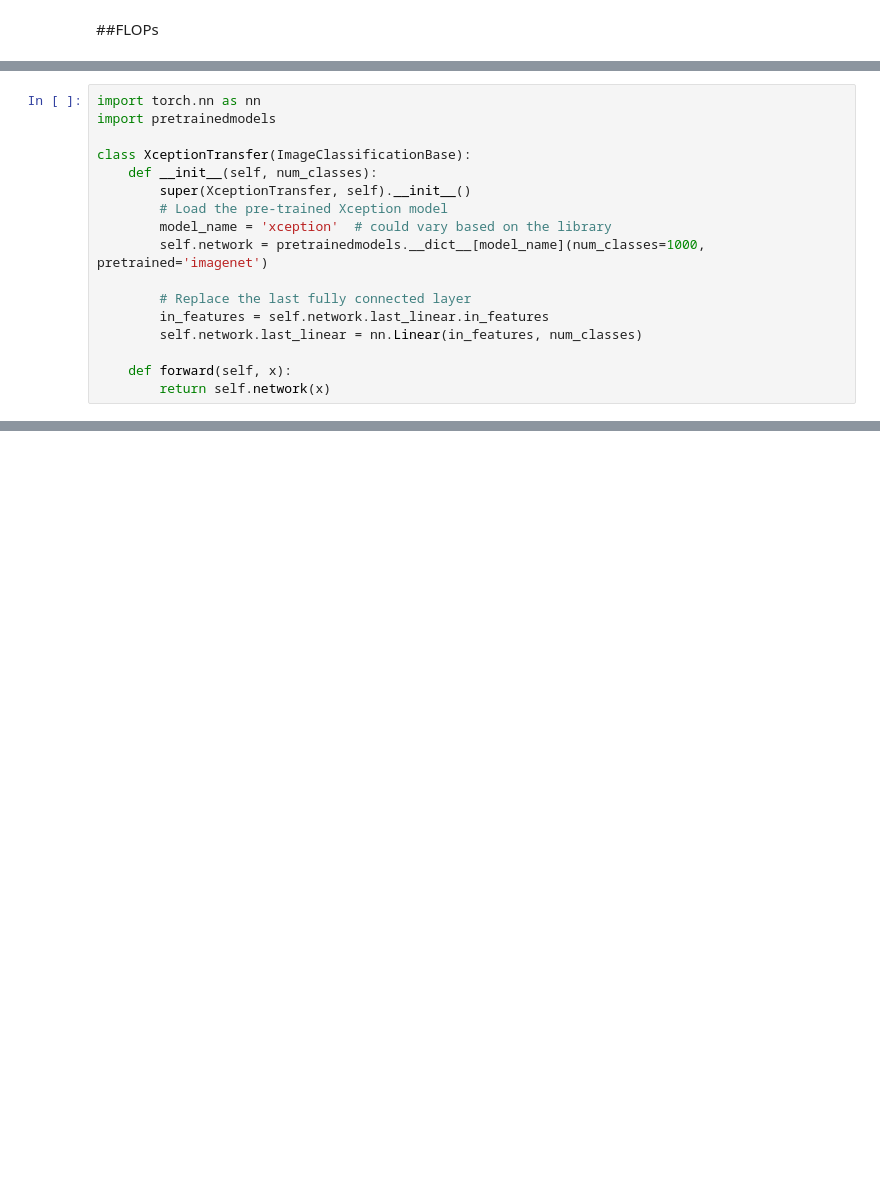
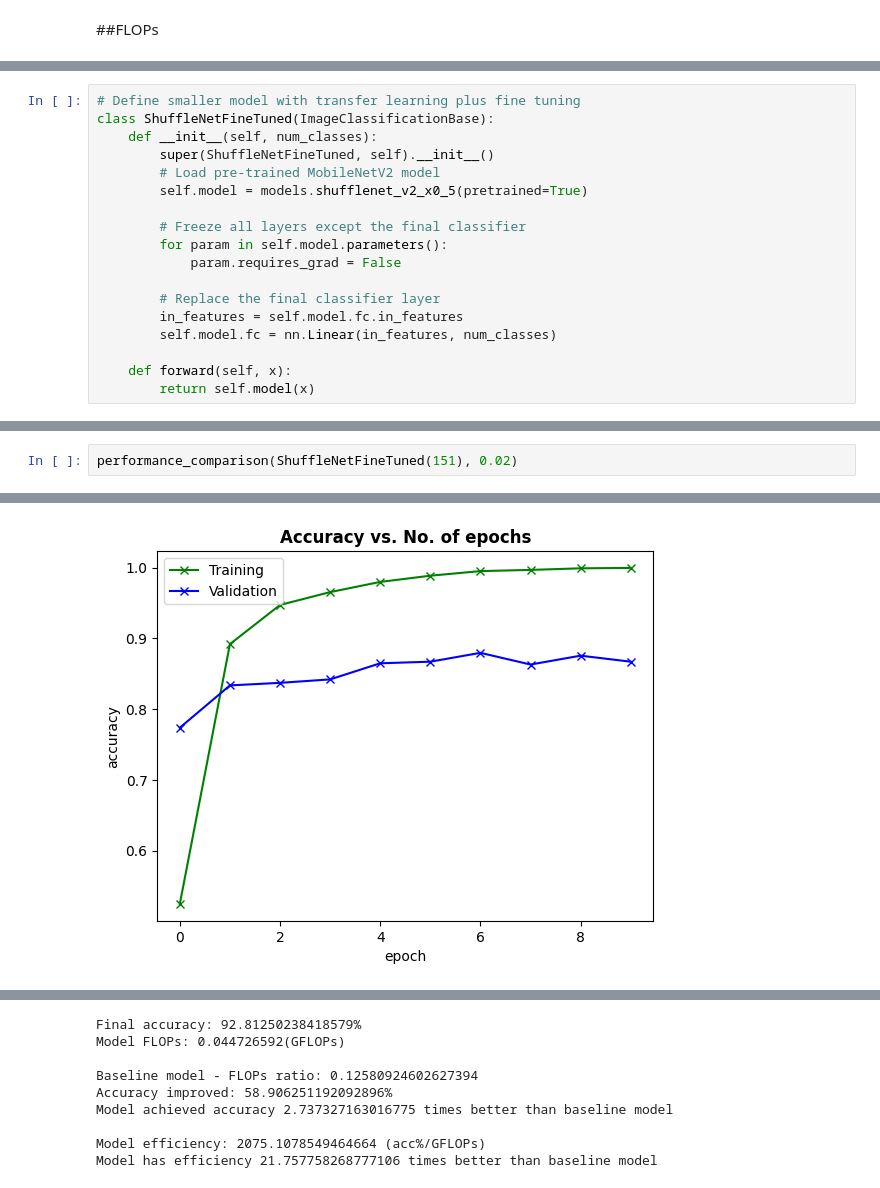
Before and after one commit to DLinh0811/Assignment4_CV, a Jupyter notebook: A3_Q2-2024.ipynb, the cells around one changed output, grey strips where cells are left out. Cells and saved outputs as stored; diff of their text form; blank space fills up the shorter version.

```diff
--- a/A3_Q2-2024.ipynb
+++ b/A3_Q2-2024.ipynb
@@ -603,19 +599,20 @@ class MnasNetFineTuned(ImageClassificationBase):
     def forward(self, x):
         return self.model(x)
 # %%
-import torch.nn as nn
-import pretrainedmodels
+# Define smaller model with transfer learning plus fine tuning
+class ShuffleNetFineTuned(ImageClassificationBase):
+    def __init__(self, num_classes):
+        super(ShuffleNetFineTuned, self).__init__()
+        # Load pre-trained MobileNetV2 model
+        self.model = models.shufflenet_v2_x0_5(pretrained=True)
 
-class XceptionTransfer(ImageClassificationBase):
-    def __init__(self, num_classes):
-        super(XceptionTransfer, self).__init__()
-        # Load the pre-trained Xception model
-        model_name = 'xception'  # could vary based on the library
-        self.network = pretrainedmodels.__dict__[model_name](num_classes=1000, pretrained='imagenet')
+        # Freeze all layers except the final classifier
+        for param in self.model.parameters():
+            param.requires_grad = False
 
-        # Replace the last fully connected layer
-        in_features = self.network.last_linear.in_features
-        self.network.last_linear = nn.Linear(in_features, num_classes)
+        # Replace the final classifier layer
+        in_features = self.model.fc.in_features
+        self.model.fc = nn.Linear(in_features, num_classes)
 
     def forward(self, x):
-        return self.network(x)
+        return self.model(x)
@@ -833,0 +696,3 @@ Model has efficiency 6.594374082391478 times better than baseline model
+# %%
+performance_comparison(ShuffleNetFineTuned(151), 0.02)
+# %% [output]
@@ -833,0 +714 @@ Model has efficiency 6.594374082391478 times better than baseline model
+[figure, added]
@@ -833,0 +716,9 @@ Model has efficiency 6.594374082391478 times better than baseline model
+Final accuracy: 92.81250238418579%
+Model FLOPs: 0.044726592(GFLOPs)
+
+Baseline model - FLOPs ratio: 0.12580924602627394
+Accuracy improved: 58.906251192092896%
+Model achieved accuracy 2.737327163016775 times better than baseline model
+
+Model efficiency: 2075.1078549464664 (acc%/GFLOPs)
+Model has efficiency 21.757758268777106 times better than baseline model
```
Also changed, not shown: parts of 17 cells of this notebook, 1 other file.
